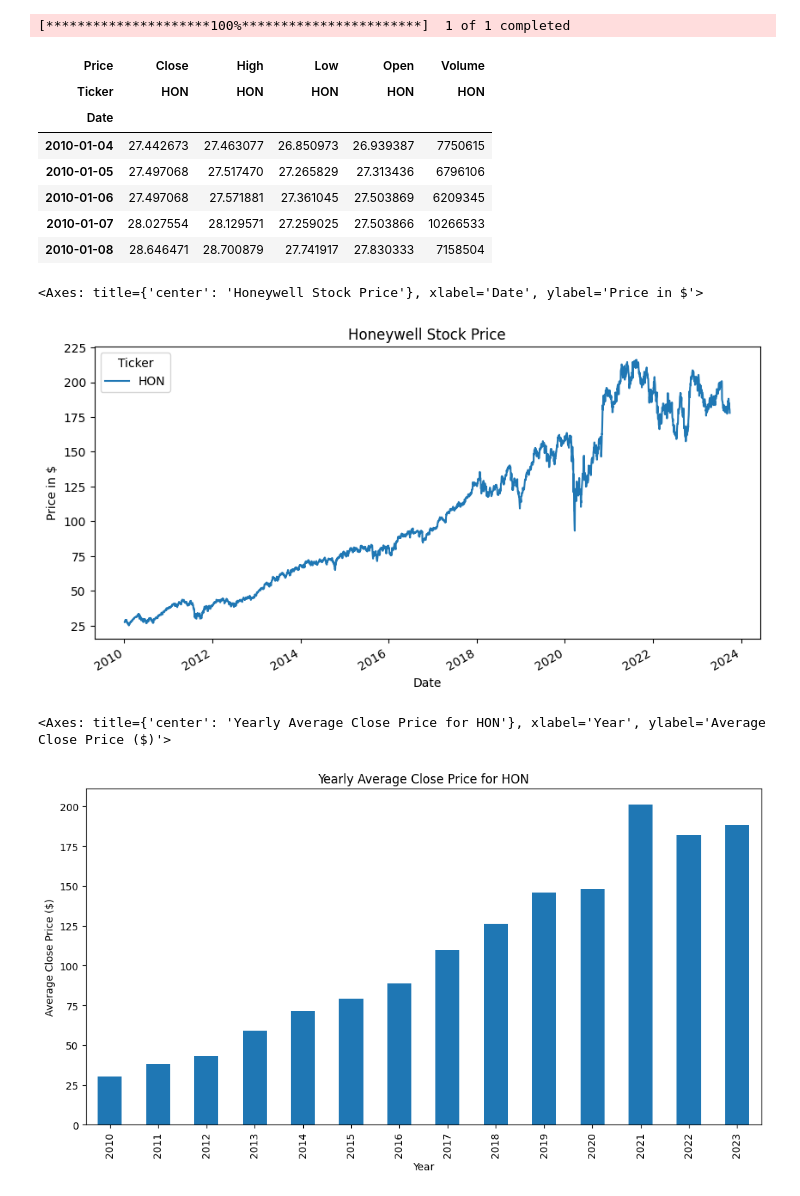
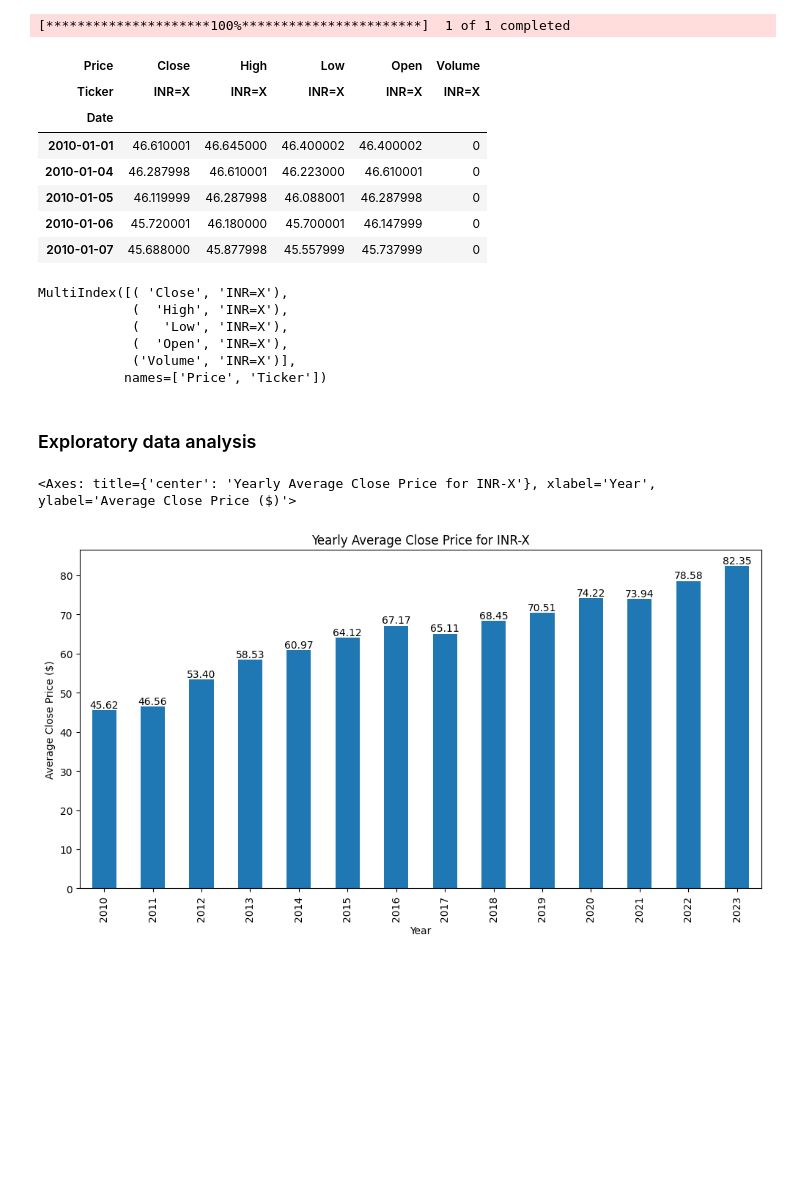
Before and after one commit to Anshul2110/Stock_Price_forecasting, a Jupyter notebook: code.ipynb, the cells around one changed output. Cells and saved outputs as stored; diff of their text form; code cells hidden in the pictures; blank space fills up the shorter version.

```diff
--- a/code.ipynb
+++ b/code.ipynb
@@ -27,35 +5,45 @@ import pandas_datareader as pdr
 import yfinance as yf
 # %%
 ## Extracting stock data using yfinance
-df = yf.download("HON", start="2010-01-01", end="2023-10-01")
+df = yf.download("INR=X", start="2010-01-01", end="2023-10-01")
 # %% [output]
 [*********************100%***********************]  1 of 1 completed
 # %%
 df.head()
 # %% [output]
 | Price | Close | High | Low | Open | Volume |
-| Ticker | HON | HON | HON | HON | HON |
+| Ticker | INR=X | INR=X | INR=X | INR=X | INR=X |
 | Date |  |  |  |  |  |
-| 2010-01-04 | 27.442673 | 27.463077 | 26.850973 | 26.939387 | 7750615 |
-| 2010-01-05 | 27.497068 | 27.517470 | 27.265829 | 27.313436 | 6796106 |
-| 2010-01-06 | 27.497068 | 27.571881 | 27.361045 | 27.503869 | 6209345 |
-| 2010-01-07 | 28.027554 | 28.129571 | 27.259025 | 27.503866 | 10266533 |
-| 2010-01-08 | 28.646471 | 28.700879 | 27.741917 | 27.830333 | 7158504 |
+| 2010-01-01 | 46.610001 | 46.645000 | 46.400002 | 46.400002 | 0 |
+| 2010-01-04 | 46.287998 | 46.610001 | 46.223000 | 46.610001 | 0 |
+| 2010-01-05 | 46.119999 | 46.287998 | 46.088001 | 46.287998 | 0 |
+| 2010-01-06 | 45.720001 | 46.180000 | 45.700001 | 46.147999 | 0 |
+| 2010-01-07 | 45.688000 | 45.877998 | 45.557999 | 45.737999 | 0 |
-# %%
-## Exploratory Data Analysis (EDA)
-df["Close"].plot(figsize=(10, 5), title="Honeywell Stock Price", ylabel="Price in $", xlabel="Date")
-# %% [output]
-<Axes: title={'center': 'Honeywell Stock Price'}, xlabel='Date', ylabel='Price in $'>
-[figure, removed]
+# %%
+df.columns
+# %% [output]
+MultiIndex([( 'Close', 'INR=X'),
+            (  'High', 'INR=X'),
+            (   'Low', 'INR=X'),
+            (  'Open', 'INR=X'),
+            ('Volume', 'INR=X')],
+           names=['Price', 'Ticker'])
+# %% [markdown]
+### Exploratory data analysis
 # %%
 # Resample the DataFrame to yearly frequency and calculate the mean of the 'Close' price
-avg_close_yearly = df[('Close', 'HON')].resample('Y').mean()
+avg_close_yearly = df[('Close', 'INR=X')].resample('Y').mean()
 
-## Converting date to year
+# Plot the yearly average close price
+ax = avg_close_yearly.plot(kind='bar', figsize=(12, 6), title='Yearly Average Close Price for INR-X', ylabel='Average Close Price ($)', xlabel='Year')
+
+# Annotate values on top of bars
+for i, v in enumerate(avg_close_yearly.values):
+    ax.text(i, v, f"{v:.2f}", ha='center', va='bottom')
 avg_close_yearly.index = avg_close_yearly.index.year
 
 # Plot the yearly average close price
-avg_close_yearly.plot(kind='bar', figsize=(12, 6), title='Yearly Average Close Price for HON', ylabel='Average Close Price ($)', xlabel='Year')
+avg_close_yearly.plot(kind='bar', figsize=(12, 6), title='Yearly Average Close Price for INR-X', ylabel='Average Close Price ($)', xlabel='Year',)
 # %% [output]
-<Axes: title={'center': 'Yearly Average Close Price for HON'}, xlabel='Year', ylabel='Average Close Price ($)'>
+<Axes: title={'center': 'Yearly Average Close Price for INR-X'}, xlabel='Year', ylabel='Average Close Price ($)'>
-[figure, old version]
+[figure, new version]
```
Also changed, not shown: parts of 23 cells of this notebook.
